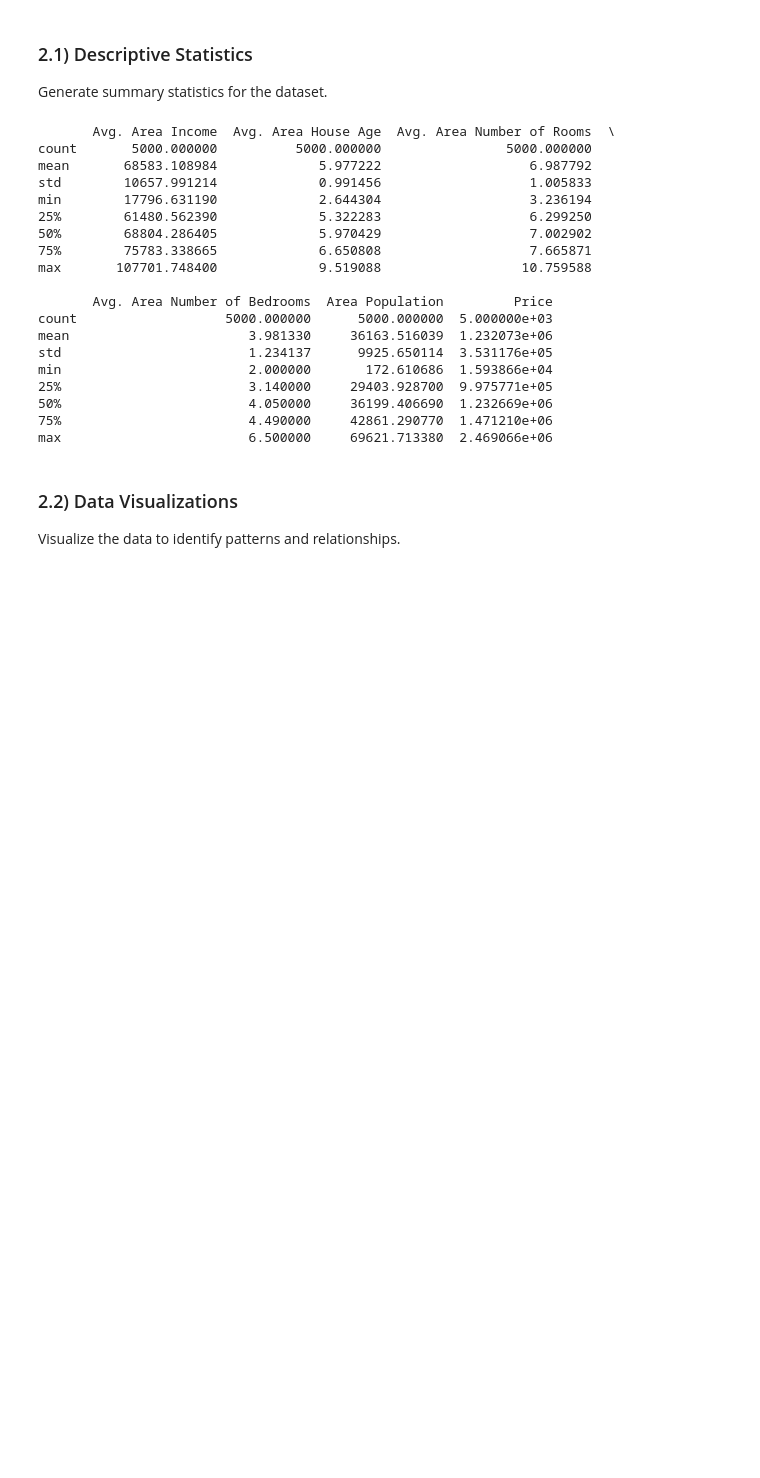
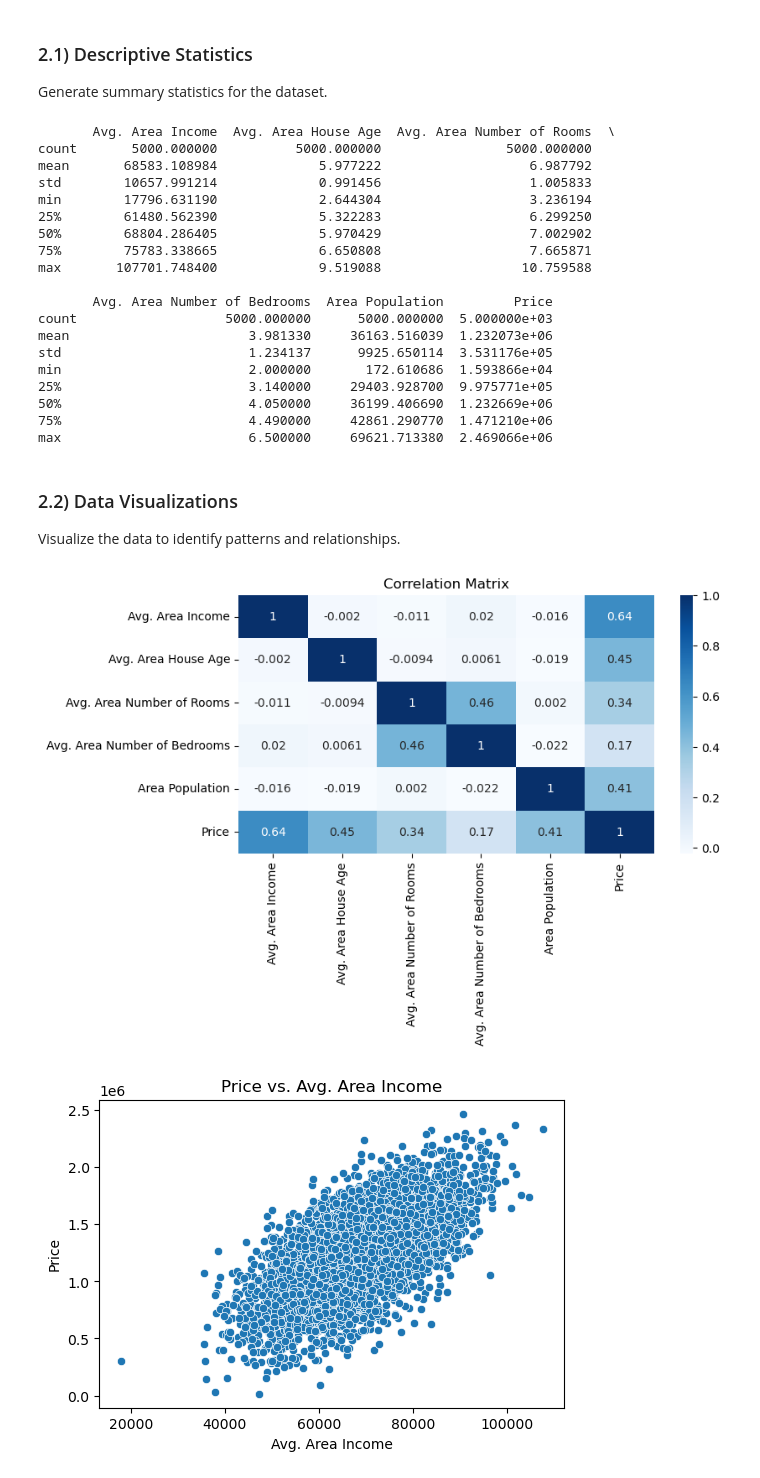
Before and after one commit to RuqayaAli/ML_repo, a Jupyter notebook: ML_Project_Tamplet/ML_Project.ipynb, the cells around one changed output. Saved outputs shown, nothing was run; the diff lists cells and outputs as text; code cells hidden in the pictures; blank space fills up the shorter version.

Commit message:
Visualize the data to identify pattrens and relastionships

```diff
--- a/ML_Project_Tamplet/ML_Project.ipynb
+++ b/ML_Project_Tamplet/ML_Project.ipynb
@@ -46,3 +46,25 @@ max                        6.500000     69621.713380  2.469066e+06
 # %% [markdown]
 ### 2.2) Data Visualizations
 Visualize the data to identify patterns and relationships.
+# %%
+df_numeric = df.drop("Address", axis=1)
+# Heatmap -
+plt.figure(figsize=(8, 4))
+sns.heatmap(df_numeric.corr(), annot=True, cmap='Blues')
+plt.title("Correlation Matrix")
+plt.show()
+
+# Scatterplot
+plt.figure(figsize=(6, 4))
+sns.scatterplot(x='Avg. Area Income', y='Price', data=df_numeric)
+plt.title("Price vs. Avg. Area Income")
+plt.show()
+
+# Histogram
+plt.figure(figsize=(6, 4))
+sns.histplot(df_numeric['Price'], bins=10, kde=True)
+plt.title("Distribution of House Prices")
+plt.show()
+# %% [output]
+[figure, added]
+[figure, added]
```
Also changed, not shown: parts of 1 cell of this notebook.
